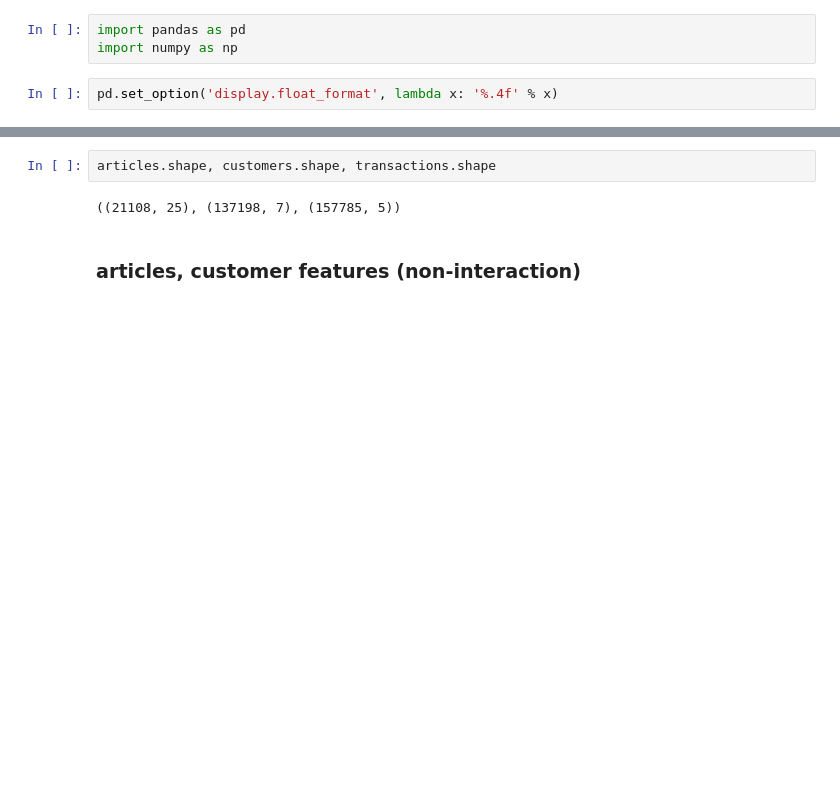
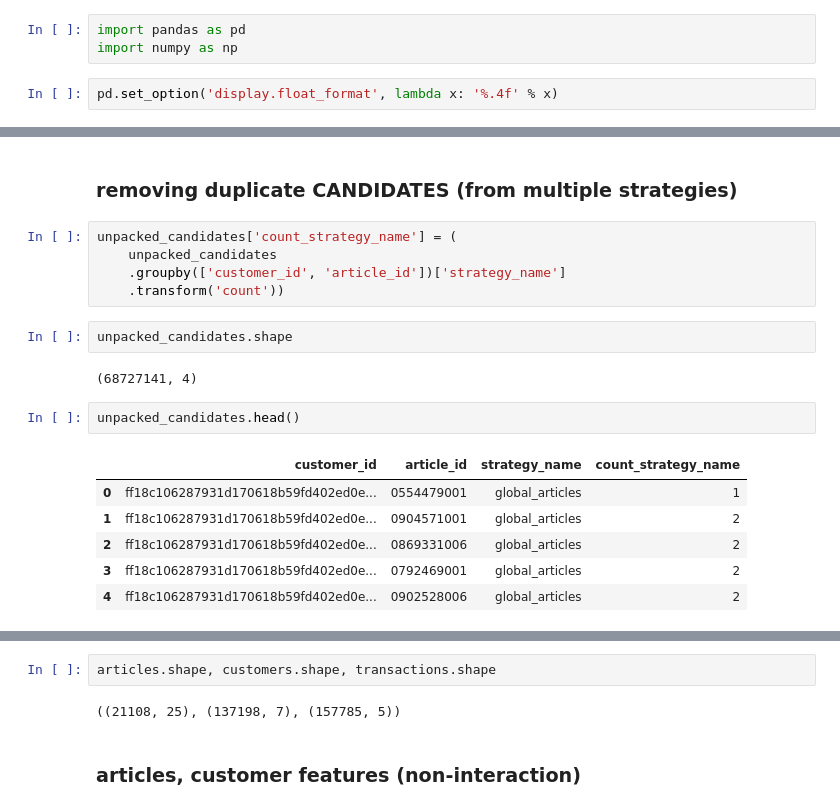
Before and after one commit to getindata/quickstart-ml-blueprints, a Jupyter notebook: notebooks/manual_feature_engineering.ipynb, the cells around one changed output, grey strips where cells are left out. Cells and saved outputs as stored; diff of their text form; blank space fills up the shorter version.

```diff
--- a/notebooks/manual_feature_engineering.ipynb
+++ b/notebooks/manual_feature_engineering.ipynb
@@ -39,0 +133,20 @@ catalog.list()
+# %% [markdown]
+### removing duplicate CANDIDATES (from multiple strategies)
+# %%
+unpacked_candidates['count_strategy_name'] = (
+    unpacked_candidates
+    .groupby(['customer_id', 'article_id'])['strategy_name']
+    .transform('count'))
+# %%
+unpacked_candidates.shape
+# %% [output]
+(68727141, 4)
+# %%
+unpacked_candidates.head()
+# %% [output]
+|  | customer_id | article_id | strategy_name | count_strategy_name |
+| 0 | ff18c106287931d170618b59fd402ed0e... | 0554479001 | global_articles | 1 |
+| 1 | ff18c106287931d170618b59fd402ed0e... | 0904571001 | global_articles | 2 |
+| 2 | ff18c106287931d170618b59fd402ed0e... | 0869331006 | global_articles | 2 |
+| 3 | ff18c106287931d170618b59fd402ed0e... | 0792469001 | global_articles | 2 |
+| 4 | ff18c106287931d170618b59fd402ed0e... | 0902528006 | global_articles | 2 |
```
Also changed, not shown: parts of 35 cells of this notebook, 4 other files.
